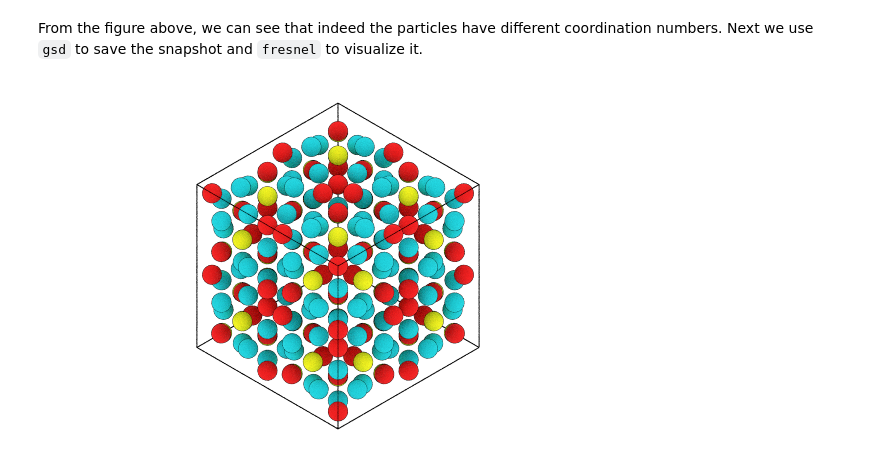
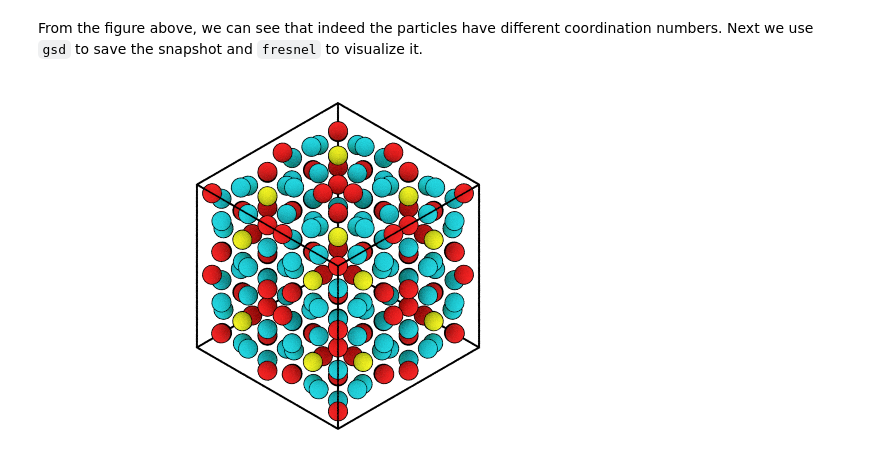
Before and after one commit to glotzerlab/freud-examples, a Jupyter notebook: examples/Identifying Local Environments in a Complex Crystal.ipynb, the cells around one changed output. Drawn from its saved outputs; the diff is of its cells as text; code cells hidden in the pictures.

```diff
--- a/examples/Identifying Local Environments in a Complex Crystal.ipynb
+++ b/examples/Identifying Local Environments in a Complex Crystal.ipynb
@@ -175,10 +156,9 @@ Total time spent: 542.7390348911285 s
 # %% [markdown]
 Next we plot the number of particles that make up a cluster.
 # %%
-num_particles_list = []
 for i in range(env_cluster.num_clusters):
     num_particles = 0
     for vector in env_cluster.cluster_environments[i]:
         if np.power(vector, 2).sum() > 0:
             num_particles += 1
-    num_particles_list.append(num_particles)
+    print(f'Coordination number of cluster {i}: {num_particles}')
@@ -195,42 +171,42 @@ From the figure above, we can see that indeed the particles have different coord
 # %%
 import gsd.hoomd
 
-name = "gb"
 typeid = env_cluster.cluster_idx.copy()
 snapshot = gsd.hoomd.Snapshot()
-snapshot.particles.N = np.shape(points)[0]
+snapshot.particles.N = len(points)
 snapshot.particles.position = points
 snapshot.particles.types = [str(i) for i in np.unique(typeid)]
 snapshot.particles.typeid = typeid
-snapshot.particles.diameter = [1.0] * np.shape(points)[0]
+snapshot.particles.diameter = np.ones(len(points))
 snapshot.configuration.box = [box.Lx, box.Ly, box.Lz, box.xy, box.xz, box.yz]
-with gsd.hoomd.open(f"{name}_lattice.gsd", mode="wb") as f:
+with gsd.hoomd.open(f"gb_lattice.gsd", mode="wb") as f:
     f.append(snapshot)
 # %%
 import fresnel
 
 # Color particles by different local environments identified
-colors = np.empty((snapshot.particles.N,
-                   env_cluster.num_clusters))
-colors[typeid == 0] = fresnel.color.linear([.99, 0, 0])
-colors[typeid == 1] = fresnel.color.linear([0.99, .99, 0])
-colors[typeid == 2] = fresnel.color.linear([0, .93, .95])
+type_colors = np.array([
+    fresnel.color.linear([0.99, 0, 0]),
+    fresnel.color.linear([0.99, 0.99, 0]),
+    fresnel.color.linear([0, 0.93, 0.95]),
+])
+colors = type_colors[typeid]
 
 scene = fresnel.Scene()
 
 geometry = fresnel.geometry.Sphere(scene, N=snapshot.particles.N,
                                    radius=0.2)
 geometry.position[:] = snapshot.particles.position
 geometry.material = fresnel.material.Material(roughness=0.9)
-geometry.outline_width = 0.01
+geometry.outline_width = 0.02
 
 geometry.material.primitive_color_mix = 1.0
 geometry.color[:] = fresnel.color.linear(colors)
 
-fresnel.geometry.Box(scene, box, box_radius=.01)
+fresnel.geometry.Box(scene, box, box_radius=.02)
 
 scene.camera = fresnel.camera.Orthographic.fit(scene)
 scene.lights = fresnel.light.lightbox()
 fresnel.pathtrace(scene, light_samples=5)
 # %% [output]
-[figure, old version]
+[figure, new version]
```
Also changed, not shown: parts of 8 cells of this notebook, 1 other file.
